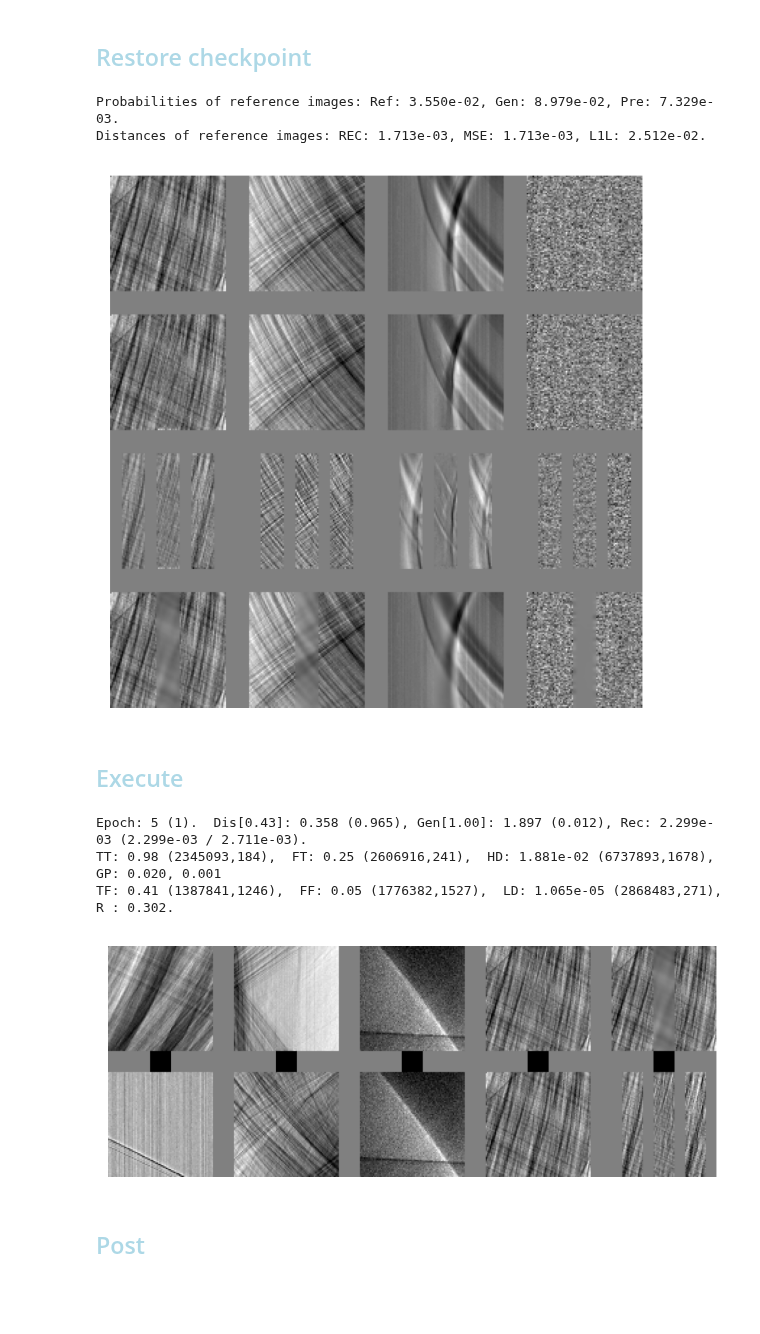
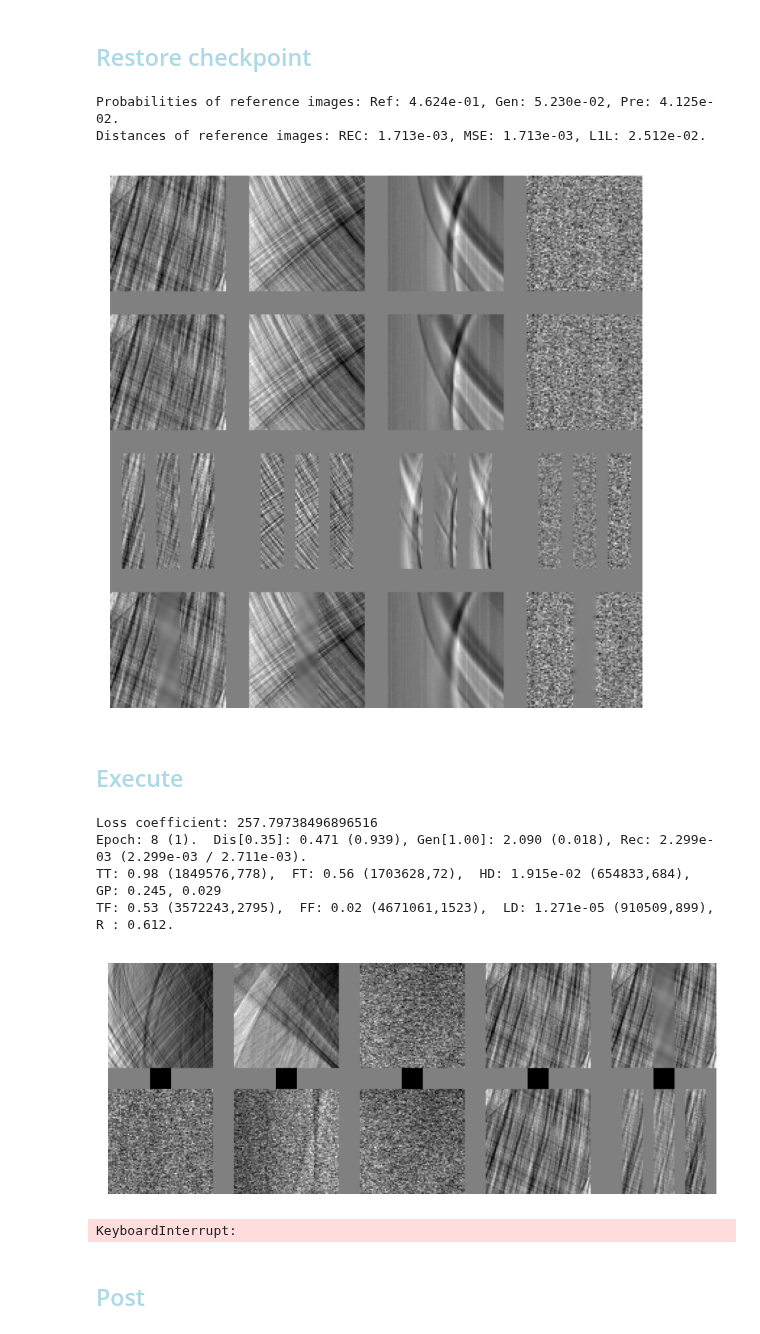
Before and after one commit to AustralianSynchrotron/sinogap, a Jupyter notebook: sinogap_bp2.ipynb, the cells around one changed output. Cells and saved outputs as stored; diff of their text form; code cells hidden in the pictures; blank space fills up the shorter version.

```diff
--- a/sinogap_bp2.ipynb
+++ b/sinogap_bp2.ipynb
@@ -320,13 +320,13 @@ Estimated Total Size (MB): 104.20
 ## <font style="color:lightblue">Restore checkpoint</font>
 # %%
 savedCheckPoint = f"checkPoint_{sg.TCfg.exec}"
-sg.epoch, sg.iter, sg.minGEpoch, sg.minGdLoss, sg.startFrom = sg.restoreCheckpoint(savedCheckPoint+"_hourly.pth")
+sg.epoch, sg.iter, sg.minGEpoch, sg.minGdLoss, sg.startFrom = sg.restoreCheckpoint(savedCheckPoint+".pth")
 sg.writer = sg.createWriter(sg.TCfg.logDir, True)
 sg.writer.add_graph(sg.generator, ((sg.refImages, sg.refNoises),) )
 #sg.writer.add_graph(sg.discriminator, refImages)
 sg.initialTest()
 # %% [output]
-Probabilities of reference images: Ref: 3.550e-02, Gen: 8.979e-02, Pre: 7.329e-03.
+Probabilities of reference images: Ref: 4.624e-01, Gen: 5.230e-02, Pre: 4.125e-02.
 Distances of reference images: REC: 1.713e-03, MSE: 1.713e-03, L1L: 2.512e-02.
 [figure]
 # %% [markdown]
@@ -356,47 +356,51 @@ sg.testLoader = sg.createTestLoader(testSet, num_workers=8)
 #                   }, sg.epoch )
 
 #torch.autograd.set_detect_anomaly(True)
 #Summary. Rec: 2.711e-03, MSE: 2.711e-03, L1L: 3.165e-02.
 Rec_diff, MSE_diff, L1L_diff = 2.711e-03, 2.711e-03, 3.165e-02
 sg.prepGdLoss =  Rec_diff
 if Rec_diff == 0:
     Rec_diff, MSE_diff, L1L_diff = sg.summarizeSet(sg.dataLoader)
 if not sg.epoch :
     sg.writer.add_scalars("Distances per epoch",
                           {'MSE': MSE_diff
                           ,'L1L': L1L_diff
                           ,'REC': Rec_diff
                           }, 0 )
 
 sg.noAdv = False
 sg.lossAdvCoef = 1.0
-sg.lossDifCoef = 128
-#def my_afterEachEpoch(epoch) :
-#    sg.lossDifCoef = min( 1000 , sg.lossDifCoef * 1.1 )
-#    with open(f"inrun_{sg.TCfg.exec}.txt", 'a') as file:
-#        file.write(f"Epoch {epoch} lossDifCoef: {sg.lossDifCoef}.\n")
-#sg.afterEachEpoch = my_afterEachEpoch
-#
-#def my_beforeReport() :
-#    print(f"sg.lossDifCoef: {sg.lossDifCoef}.")
-#sg.beforeReport = my_beforeReport
+sg.lossDifCoef = 256
+def my_beforeReport() :
+    sg.lossDifCoef = min(512, sg.lossDifCoef * 1.001)
+    print(f"Loss coefficient: {sg.lossDifCoef}")
+    with open(f"inrun_{sg.TCfg.exec}.txt", 'a') as file:
+        file.write(f"Epoch {sg.epoch}, Iter {sg.iter}, lossDifCoef: {sg.lossDifCoef}.\n")
+    def my_beforeReport() :
+    print(f"sg.lossDifCoef: {sg.lossDifCoef}.")
+sg.beforeReport = my_beforeReport
+
+    return
+sg.beforeReport = my_beforeReport
 
 try :
     sg.train(savedCheckPoint)
 except :
     del sg.dataLoader
     del sg.testLoader
     sg.freeGPUmem()
     1/10 # to release Jupyuter memory in the next step
     raise
 
 
  # adv, train last, pretrained low, bs=256, lr=0.0002
 # %% [output]
-Epoch: 5 (1).  Dis[0.43]: 0.358 (0.965), Gen[1.00]: 1.897 (0.012), Rec: 2.299e-03 (2.299e-03 / 2.711e-03).
-TT: 0.98 (2345093,184),  FT: 0.25 (2606916,241),  HD: 1.881e-02 (6737893,1678),  GP: 0.020, 0.001
-TF: 0.41 (1387841,1246),  FF: 0.05 (1776382,1527),  LD: 1.065e-05 (2868483,271),  R : 0.302.
+Loss coefficient: 257.79738496896516
+Epoch: 8 (1).  Dis[0.35]: 0.471 (0.939), Gen[1.00]: 2.090 (0.018), Rec: 2.299e-03 (2.299e-03 / 2.711e-03).
+TT: 0.98 (1849576,778),  FT: 0.56 (1703628,72),  HD: 1.915e-02 (654833,684),  GP: 0.245, 0.029
+TF: 0.53 (3572243,2795),  FF: 0.02 (4671061,1523),  LD: 1.271e-05 (910509,899),  R : 0.612.
-[figure, old version]
+[figure, new version]
+KeyboardInterrupt:
 # %% [markdown]
 ## <font style="color:lightblue">Post</font>
 # %%
```
Also changed, not shown: 4 other files.
